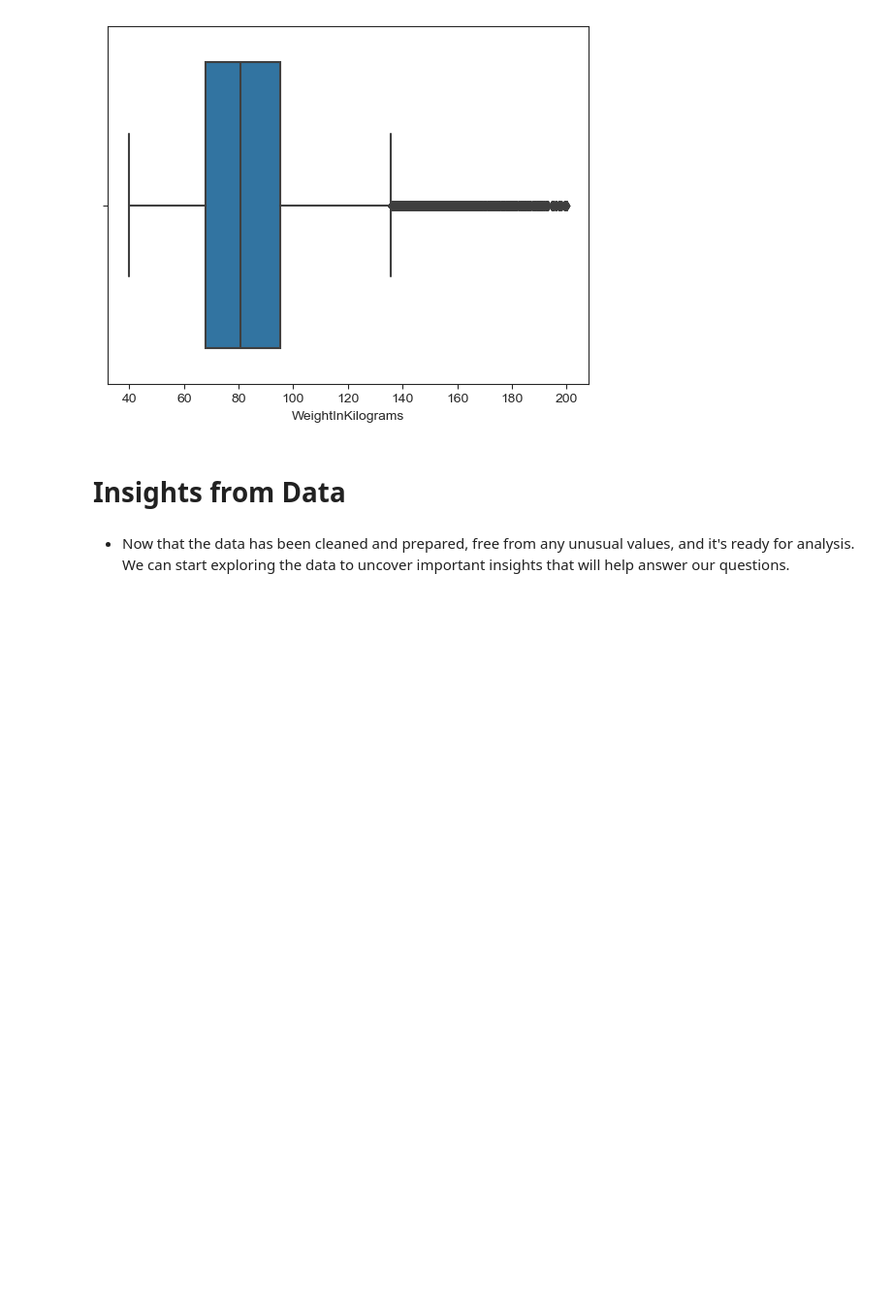
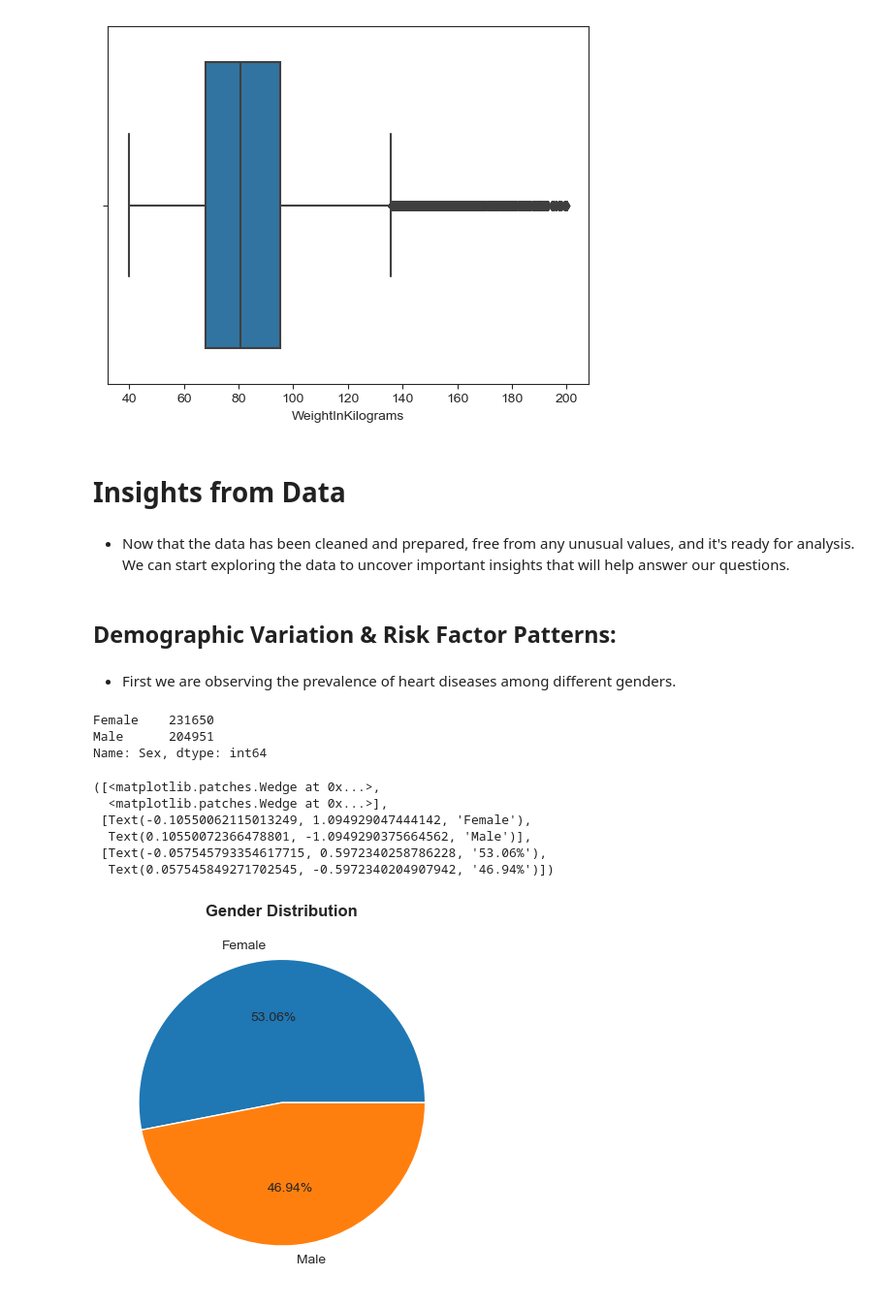
Before and after one commit to ali-bin-kashif/heart-disease-healthcare-data-analysis, a Jupyter notebook: heart_indicator_data_analysis.ipynb, the cells around one changed output. Shown at 97% size. Cells and saved outputs as stored; diff of their text form; code cells hidden in the pictures; blank space fills up the shorter version.

Commit message:
Demographic Variation & Risk Factor Patterns

```diff
--- a/heart_indicator_data_analysis.ipynb
+++ b/heart_indicator_data_analysis.ipynb
@@ -736,3 +736,25 @@ sns.boxplot(data=heart_data, x='WeightInKilograms')
 # Insights from Data
 # %% [markdown]
 - Now that the data has been cleaned and prepared, free from any unusual values, and it's ready for analysis. We can start exploring the data to uncover important insights that will help answer our questions.
+# %% [markdown]
+##  Demographic Variation & Risk Factor Patterns:
+# %% [markdown]
+- First we are observing the prevalence of heart diseases among different genders.
+# %%
+gender_count = heart_data['Sex'].value_counts()
+gender_count
+# %% [output]
+Female    231650
+Male      204951
+Name: Sex, dtype: int64
+# %%
+plt.title("Gender Distribution", fontsize = 12, weight='bold')
+plt.pie(gender_count,labels=gender_count.index,radius=1, autopct='%.2f%%')
+# %% [output]
+([<matplotlib.patches.Wedge at 0x...>,
+  <matplotlib.patches.Wedge at 0x...>],
+ [Text(-0.10550062115013249, 1.094929047444142, 'Female'),
+  Text(0.10550072366478801, -1.0949290375664562, 'Male')],
+ [Text(-0.057545793354617715, 0.5972340258786228, '53.06%'),
+  Text(0.057545849271702545, -0.5972340204907942, '46.94%')])
+[figure, added]
```
Also changed, not shown: parts of 23 cells of this notebook.
